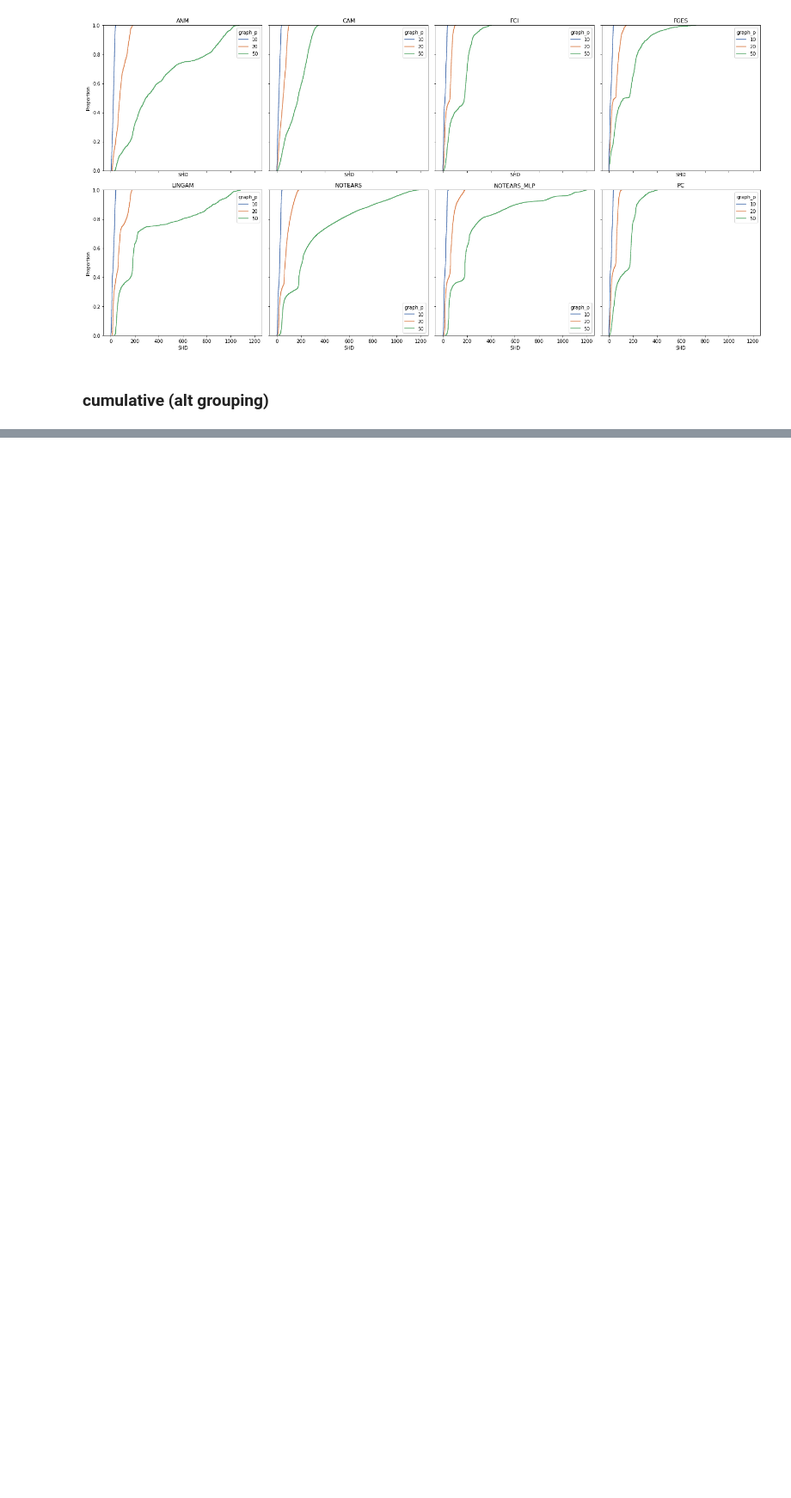
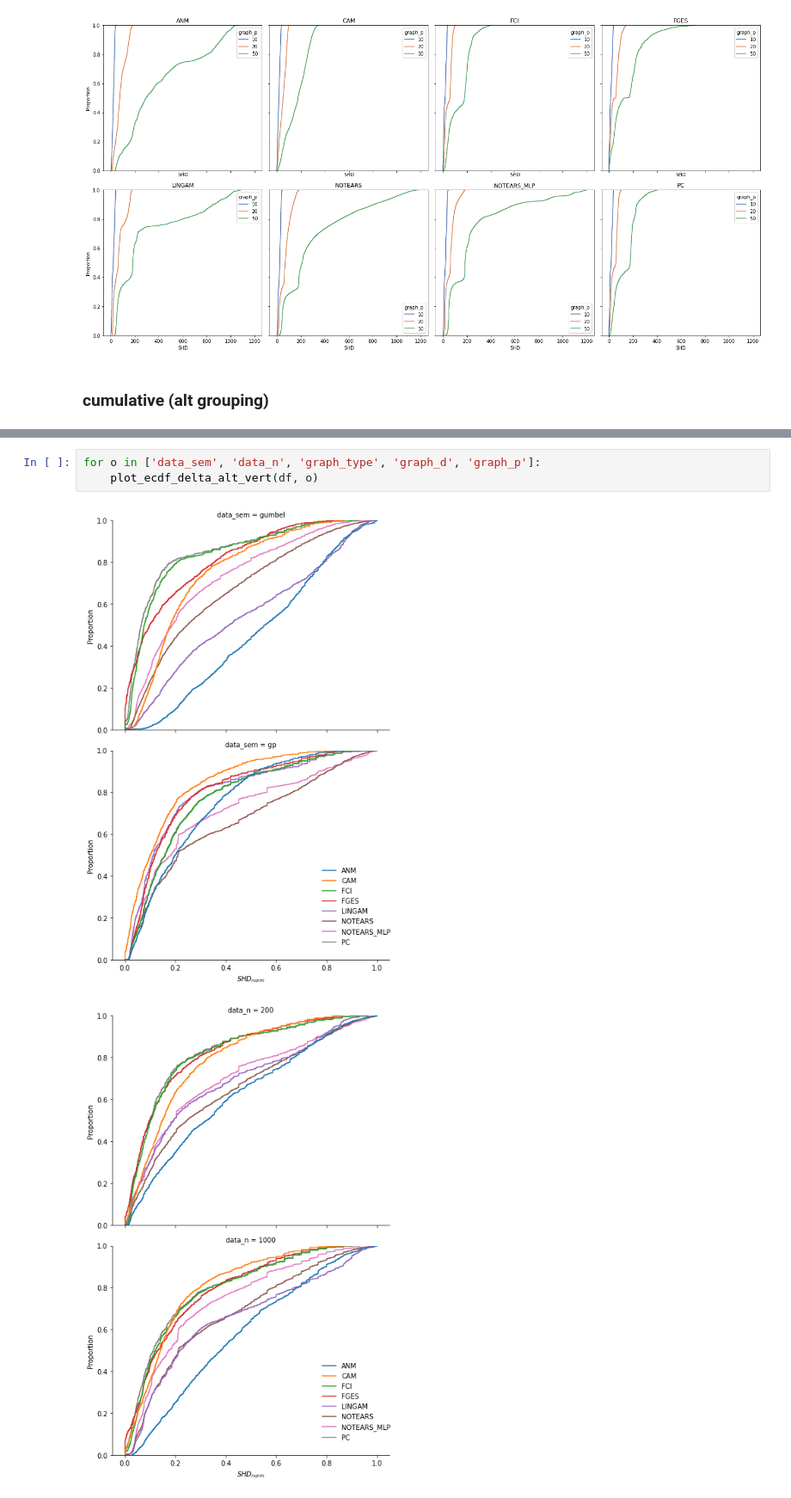
Before and after one commit to misoc-mml/hyperparams-causal-discovery, a Jupyter notebook: hyperparams/hyperparams_dist_norm.ipynb, the cells around one changed output, grey strips where cells are left out. Shown at 86% size. Saved outputs shown, nothing was run; the diff lists cells and outputs as text; blank space fills up the shorter version.

```diff
--- a/hyperparams/hyperparams_dist_norm.ipynb
+++ b/hyperparams/hyperparams_dist_norm.ipynb
@@ -168,0 +186,6 @@ for o in ['data_sem', 'data_n', 'graph_type', 'graph_d', 'graph_p']:
+# %%
+for o in ['data_sem', 'data_n', 'graph_type', 'graph_d', 'graph_p']:
+    plot_ecdf_delta_alt_vert(df, o)
+# %% [output]
+[figure, added]
+[figure, added]
```
Also changed, not shown: parts of 4 cells of this notebook, 10 other files.
